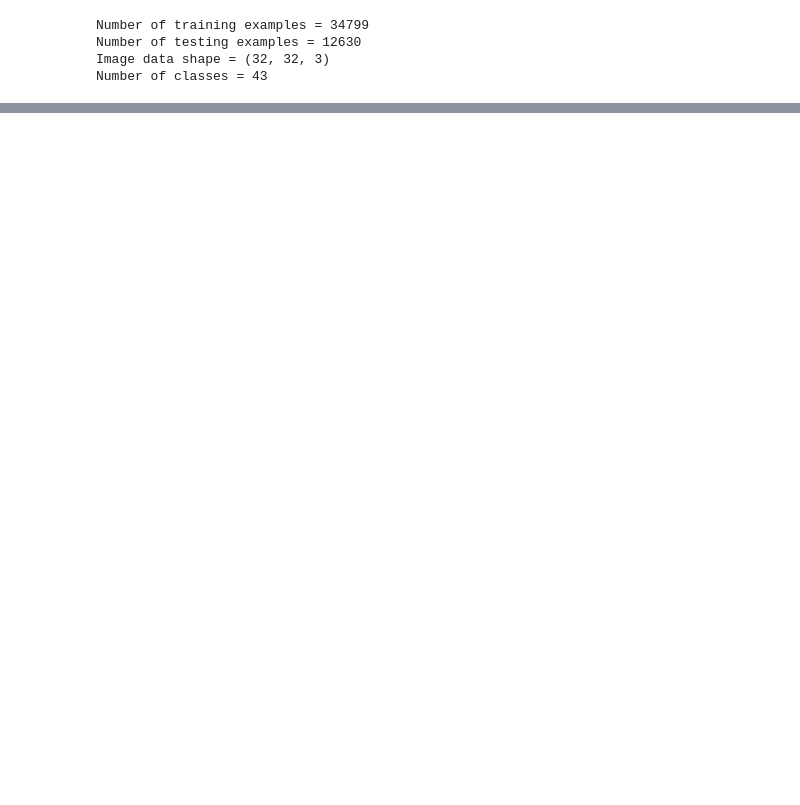
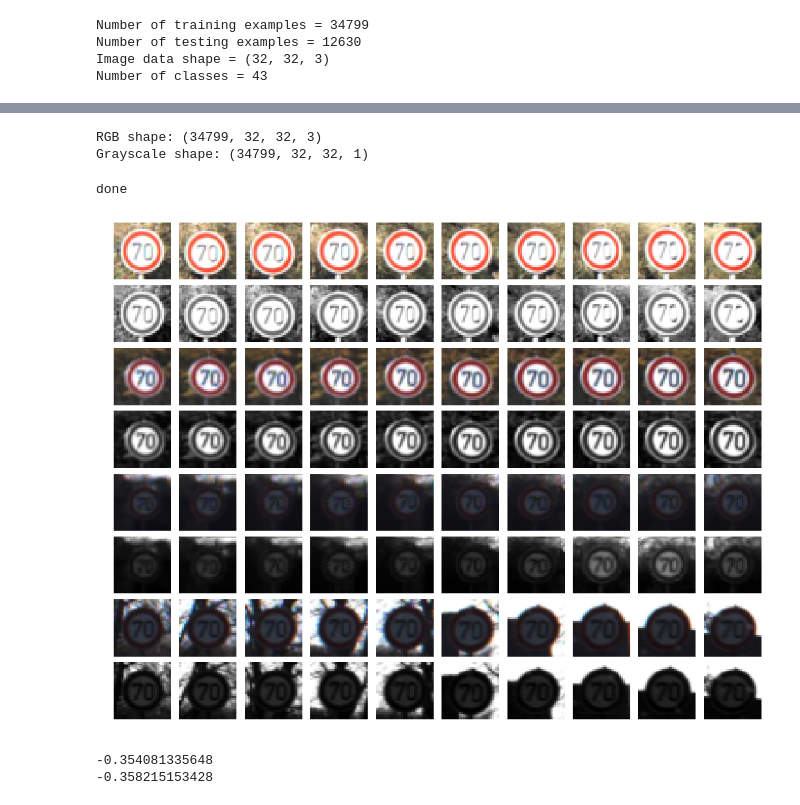
Before and after one commit to ltsimps/Traffic-Classifier-, a Jupyter notebook: Traffic_Sign_Classifier.ipynb, the cells around one changed output, grey strips where cells are left out. Cells and saved outputs as stored; diff of their text form; code cells hidden in the pictures; blank space fills up the shorter version.

```diff
--- a/Traffic_Sign_Classifier.ipynb
+++ b/Traffic_Sign_Classifier.ipynb
@@ -149,0 +165,56 @@ Use the code cell (or multiple code cells, if necessary) to implement the first
+# %%
+### Preprocess the data here.
+### Feel free to use as many code cells as needed.
+
+# Convert to grayscale
+X_train_rgb = X_train
+X_train_gry = np.sum(X_train/3, axis=3, keepdims=True)
+
+X_test_rgb = X_test
+X_test_gry = np.sum(X_test/3, axis=3, keepdims=True)
+
+print('RGB shape:', X_train_rgb.shape)
+print('Grayscale shape:', X_train_gry.shape)
+# %% [output]
+RGB shape: (34799, 32, 32, 3)
+Grayscale shape: (34799, 32, 32, 1)
+# %%
+X_train = X_train_gry
+X_test = X_test_gry
+
+print('done')
+# %% [output]
+done
+# %%
+# Visualize rgb vs grayscale
+n_rows = 8
+n_cols = 10
+offset = 8000
+fig, axs = plt.subplots(n_rows,n_cols, figsize=(18, 14))
+fig.subplots_adjust(hspace = .1, wspace=.001)
+axs = axs.ravel()
+
+for j in range(0,n_rows,2):
+    for i in range(n_cols):
+        index = i + j*n_cols
+        image = X_train_rgb[index + offset]
+        axs[index].axis('off')
+        axs[index].imshow(image)
+    for i in range(n_cols):
+        index = i + j*n_cols + n_cols
+        image = X_train_gry[index + offset - n_cols].squeeze()
+        axs[index].axis('off')
+        axs[index].imshow(image, cmap='gray')
+# %% [output]
+[figure, added]
+# %%
+## Normalize the train and test datasets to (-1,1)
+
+X_train_normalized = (X_train - 128)/128
+X_test_normalized = (X_test - 128)/128
+
+print(np.mean(X_train_normalized))
+print(np.mean(X_test_normalized))
+# %% [output]
+-0.354081335648
+-0.358215153428
```
Also changed, not shown: parts of 61 cells of this notebook, 35 other files.
